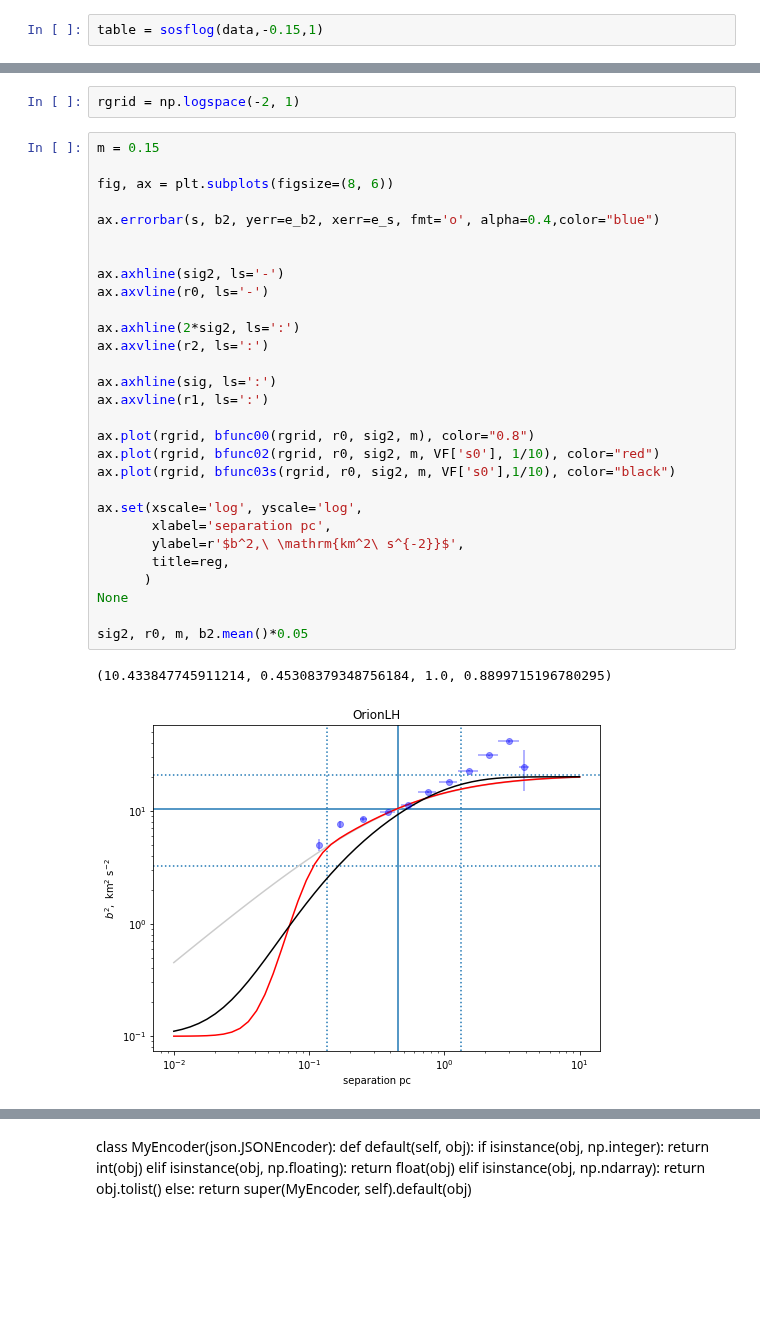
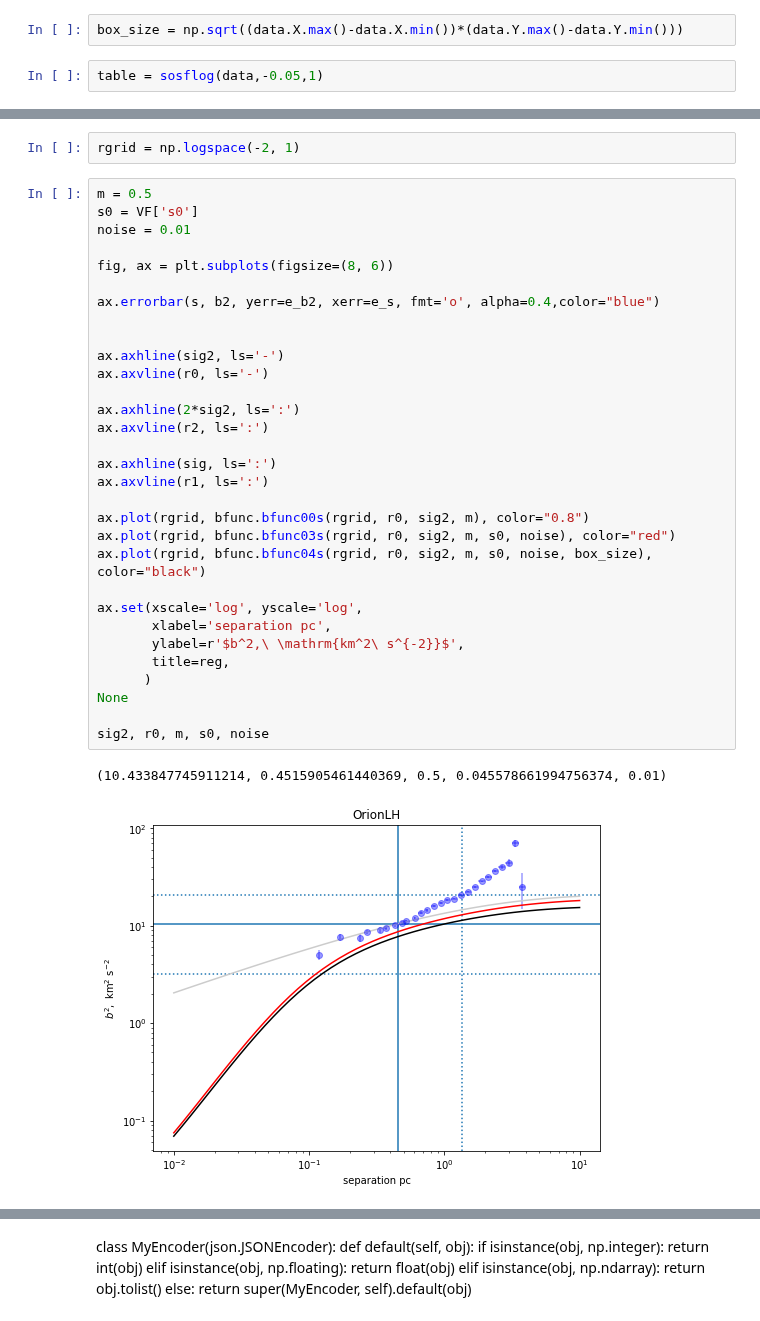
Before and after one commit to JavGVastro/PhD.Paper, a Jupyter notebook: SFOrionL.ipynb, the cells around one changed output, grey strips where cells are left out. Cells and saved outputs as stored; diff of their text form; blank space fills up the shorter version.

```diff
--- a/SFOrionL.ipynb
+++ b/SFOrionL.ipynb
@@ -27,8 +27,10 @@ data.RV.var()
 # %%
 sig = data.RV.std()
 sig2 = data.RV.var()
+# %%
+box_size = np.sqrt((data.X.max()-data.X.min())*(data.Y.max()-data.Y.min()))
 # %%
-table = sosflog(data,-0.15,1)
+table = sosflog(data,-0.05,1)
 # %%
 table
 # %% [output]
@@ -79,36 +86,38 @@ r2
 # %%
 rgrid = np.logspace(-2, 1)
 # %%
-m = 0.15
+m = 0.5
+s0 = VF['s0']
+noise = 0.01
 
 fig, ax = plt.subplots(figsize=(8, 6))
 
 ax.errorbar(s, b2, yerr=e_b2, xerr=e_s, fmt='o', alpha=0.4,color="blue")
 
 
 ax.axhline(sig2, ls='-')
 ax.axvline(r0, ls='-')
 
 ax.axhline(2*sig2, ls=':')
 ax.axvline(r2, ls=':')
 
 ax.axhline(sig, ls=':')
 ax.axvline(r1, ls=':')
 
-ax.plot(rgrid, bfunc00(rgrid, r0, sig2, m), color="0.8")
-ax.plot(rgrid, bfunc02(rgrid, r0, sig2, m, VF['s0'], 1/10), color="red")
-ax.plot(rgrid, bfunc03s(rgrid, r0, sig2, m, VF['s0'],1/10), color="black")
+ax.plot(rgrid, bfunc.bfunc00s(rgrid, r0, sig2, m), color="0.8")
+ax.plot(rgrid, bfunc.bfunc03s(rgrid, r0, sig2, m, s0, noise), color="red")
+ax.plot(rgrid, bfunc.bfunc04s(rgrid, r0, sig2, m, s0, noise, box_size), color="black")
 
 ax.set(xscale='log', yscale='log',
        xlabel='separation pc',
        ylabel=r'$b^2,\ \mathrm{km^2\ s^{-2}}$',
        title=reg,
       )
 None
 
-sig2, r0, m, b2.mean()*0.05
+sig2, r0, m, s0, noise
 # %% [output]
-(10.433847745911214, 0.45308379348756184, 1.0, 0.8899715196780295)
+(10.433847745911214, 0.4515905461440369, 0.5, 0.045578661994756374, 0.01)
-[figure, old version]
+[figure, new version]
 # %%
 table
```
Also changed, not shown: parts of 9 cells of this notebook, 7 other files.
